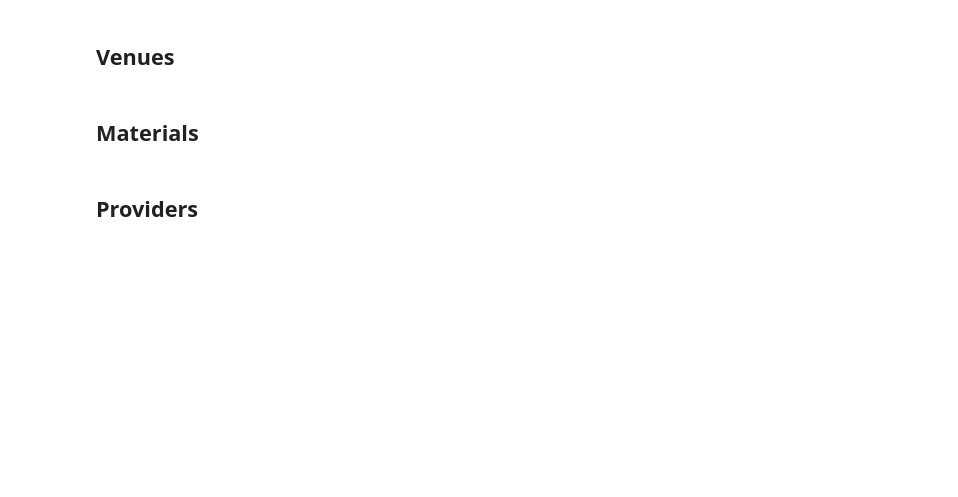
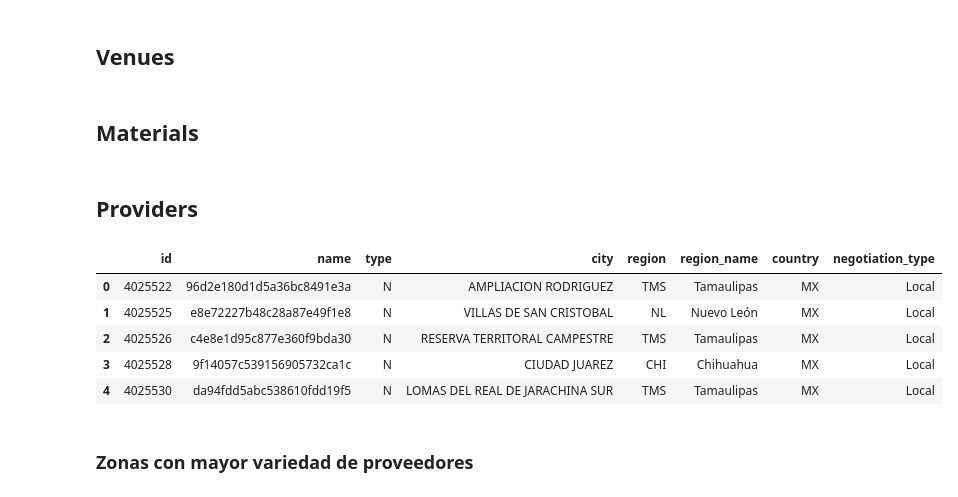
Before and after one commit to kalebsamano/streamlit_GHP, a Jupyter notebook: analysis.ipynb, the cells around one changed output. Cells and saved outputs as stored; diff of their text form; code cells hidden in the pictures; blank space fills up the shorter version.

```diff
--- a/analysis.ipynb
+++ b/analysis.ipynb
@@ -213,4 +213,15 @@ fig.update_traces(textposition='inside', textinfo='value+label')
 fig.show()
 # %% [markdown]
 ## Providers
+# %%
+vendors_df.head()
+# %% [output]
+|  | id | name | type | city | region | region_name | country | negotiation_type |
+| 0 | 4025522 | 96d2e180d1d5a36bc8491e3a | N | AMPLIACION RODRIGUEZ | TMS | Tamaulipas | MX | Local |
+| 1 | 4025525 | e8e72227b48c28a87e49f1e8 | N | VILLAS DE SAN CRISTOBAL | NL | Nuevo León | MX | Local |
+| 2 | 4025526 | c4e8e1d95c877e360f9bda30 | N | RESERVA TERRITORAL CAMPESTRE | TMS | Tamaulipas | MX | Local |
+| 3 | 4025528 | 9f14057c539156905732ca1c | N | CIUDAD JUAREZ | CHI | Chihuahua | MX | Local |
+| 4 | 4025530 | da94fdd5abc538610fdd19f5 | N | LOMAS DEL REAL DE JARACHINA SUR | TMS | Tamaulipas | MX | Local |
+# %% [markdown]
+### Zonas con mayor variedad de proveedores
 # %%
```
Also changed, not shown: parts of 3 cells of this notebook, 6 other files.
